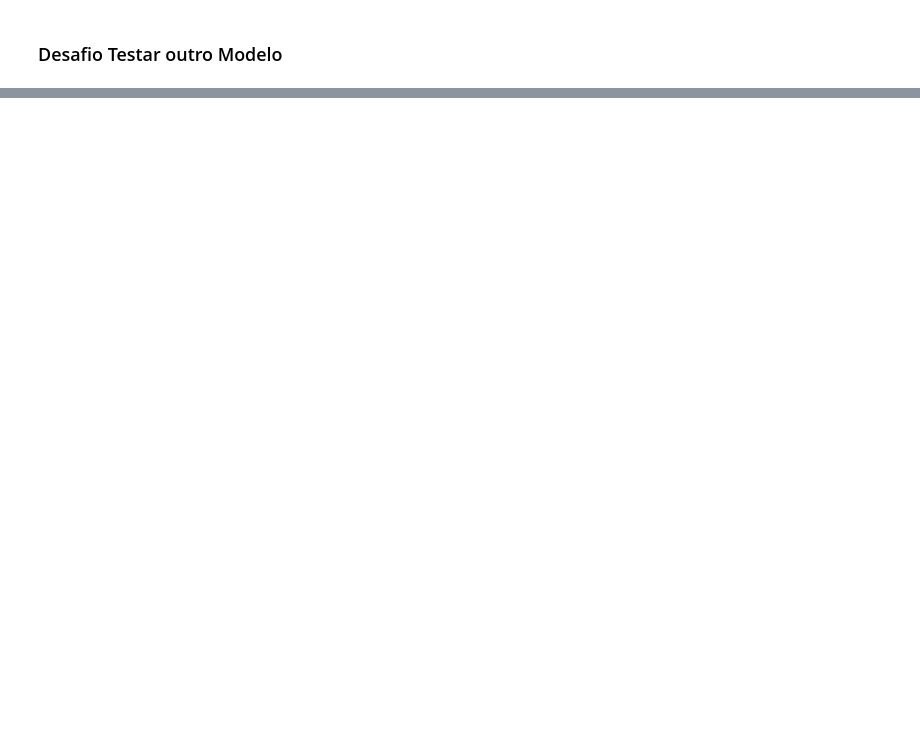
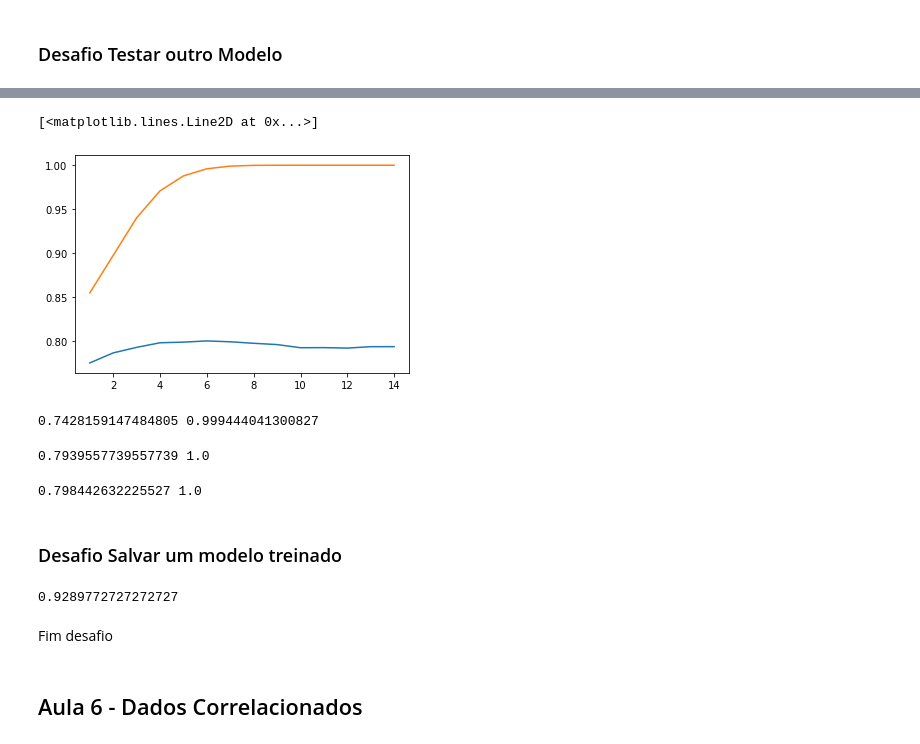
Before and after one commit to Igor-Arantes/Bootcamp-Data-Science-Aplicada, a Jupyter notebook: Modulo 6 - Modelos Métricas e Validação/Machine Learning: Modelos, Métricas e Validação.ipynb, the cells around one changed output, grey strips where cells are left out. Cells and saved outputs as stored; diff of their text form; code cells hidden in the pictures; blank space fills up the shorter version.

Commit message:
Modulo finalizado com desafios

```diff
--- a/Modulo 6 - Modelos Métricas e Validação/Machine Learning: Modelos, Métricas e Validação.ipynb
+++ b/Modulo 6 - Modelos Métricas e Validação/Machine Learning: Modelos, Métricas e Validação.ipynb
@@ -366,0 +500,38 @@ Intervado: 0.6169376308776426 - 0.827089354073058
+# %%
+from sklearn.ensemble import RandomForestClassifier
+
+teste_lista=[]
+treino_lista=[]
+for i in range(1,15):
+    modelo_arvore = RandomForestClassifier(max_depth=i)
+    teste, treino = roda_modelo_cv(modelo_arvore, dados_limpos, 5,10)
+    teste_lista.append(teste)
+    treino_lista.append(treino)
+# %%
+x = range(1,15)
+
+plt.plot(x,teste_lista)
+plt.plot(x,treino_lista)
+# %% [output]
+[<matplotlib.lines.Line2D at 0x...>]
+[figure, added]
+# %%
+modelo_arvore = RandomForestClassifier(n_estimators=10)
+teste, treino = roda_modelo_cv(modelo_arvore, dados_limpos, 5,10)
+print(teste,treino)
+# %% [output]
+0.7428159147484805 0.999444041300827
+# %%
+modelo_arvore = RandomForestClassifier(n_estimators=100)
+teste, treino = roda_modelo_cv(modelo_arvore, dados_limpos, 5,10)
+print(teste,treino)
+# %% [output]
+0.7939557739557739 1.0
+# %%
+modelo_arvore = RandomForestClassifier(n_estimators=500)
+teste, treino = roda_modelo_cv(modelo_arvore, dados_limpos, 5,10)
+print(teste,treino)
+# %% [output]
+0.798442632225527 1.0
+# %% [markdown]
+### Desafio Salvar um modelo treinado
@@ -366,0 +546,16 @@ Intervado: 0.6169376308776426 - 0.827089354073058
+# %%
+
+y = dados_limpos["ICU"]
+x = dados_limpos[x_columns].drop(["ICU","WINDOW"], axis=1)
+
+recuperando_modelo = pickle.load(open(nome_modelo_salvar,'rb'))
+resultado = recuperando_modelo.score(x,y)
+
+
+print(resultado)
+# %% [output]
+0.9289772727272727
+# %% [markdown]
+Fim desafio
+# %% [markdown]
+## Aula 6 - Dados Correlacionados
```
Also changed, not shown: parts of 44 cells of this notebook, 1 other file.
